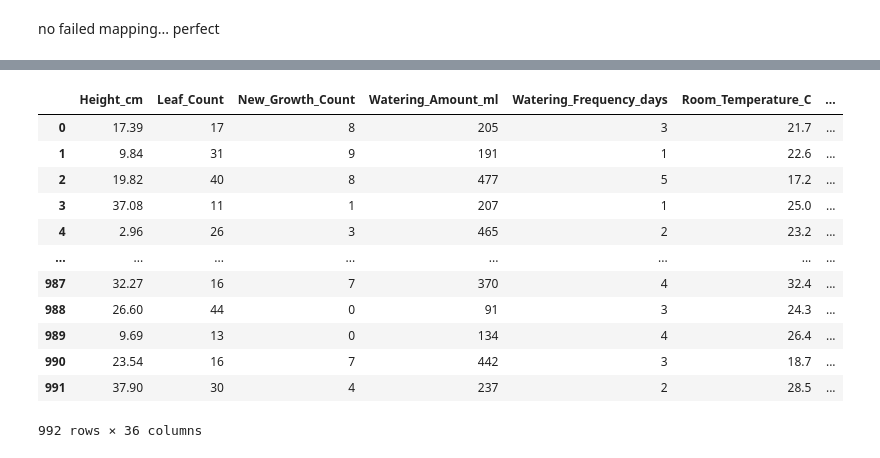
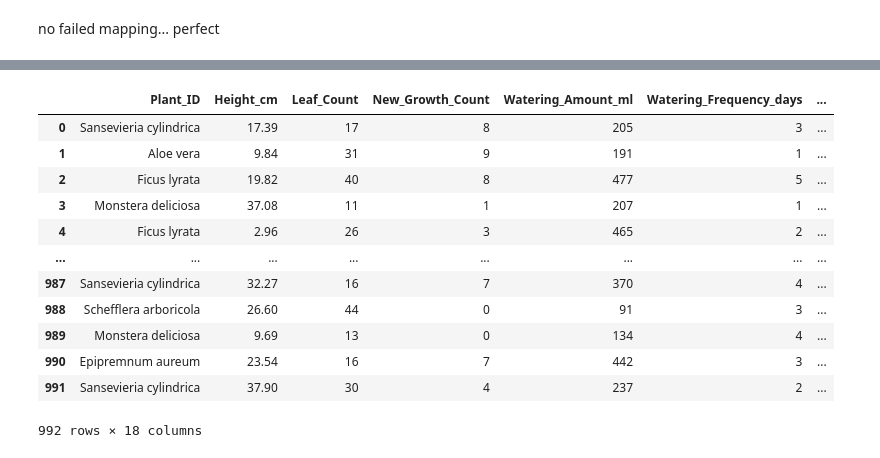
Before and after one commit to NancyNancy07/VIA_UrbanMicroFarm_MAL_Model, a Jupyter notebook: preproccess_samo.ipynb, the cells around one changed output, grey strips where cells are left out. Saved outputs shown, nothing was run; the diff lists cells and outputs as text; code cells hidden in the pictures.

```diff
--- a/preproccess_samo.ipynb
+++ b/preproccess_samo.ipynb
@@ -552,17 +647,17 @@ print("Duplicate rows:", df_model.duplicated().sum())
 # %%
 # df_clean[Plant_ID] one hot encoding
-df_clean
+df_clean.drop
 # %% [output]
-|  | Height_cm | Leaf_Count | New_Growth_Count | Watering_Amount_ml | Watering_Frequency_days | Room_Temperature_C | ... |
-| 0 | 17.39 | 17 | 8 | 205 | 3 | 21.7 | ... |
-| 1 | 9.84 | 31 | 9 | 191 | 1 | 22.6 | ... |
-| 2 | 19.82 | 40 | 8 | 477 | 5 | 17.2 | ... |
-| 3 | 37.08 | 11 | 1 | 207 | 1 | 25.0 | ... |
-| 4 | 2.96 | 26 | 3 | 465 | 2 | 23.2 | ... |
+|  | Plant_ID | Height_cm | Leaf_Count | New_Growth_Count | Watering_Amount_ml | Watering_Frequency_days | ... |
+| 0 | Sansevieria cylindrica | 17.39 | 17 | 8 | 205 | 3 | ... |
+| 1 | Aloe vera | 9.84 | 31 | 9 | 191 | 1 | ... |
+| 2 | Ficus lyrata | 19.82 | 40 | 8 | 477 | 5 | ... |
+| 3 | Monstera deliciosa | 37.08 | 11 | 1 | 207 | 1 | ... |
+| 4 | Ficus lyrata | 2.96 | 26 | 3 | 465 | 2 | ... |
 | ... | ... | ... | ... | ... | ... | ... | ... |
-| 987 | 32.27 | 16 | 7 | 370 | 4 | 32.4 | ... |
-| 988 | 26.60 | 44 | 0 | 91 | 3 | 24.3 | ... |
-| 989 | 9.69 | 13 | 0 | 134 | 4 | 26.4 | ... |
-| 990 | 23.54 | 16 | 7 | 442 | 3 | 18.7 | ... |
-| 991 | 37.90 | 30 | 4 | 237 | 2 | 28.5 | ... |
+| 987 | Sansevieria cylindrica | 32.27 | 16 | 7 | 370 | 4 | ... |
+| 988 | Schefflera arboricola | 26.60 | 44 | 0 | 91 | 3 | ... |
+| 989 | Monstera deliciosa | 9.69 | 13 | 0 | 134 | 4 | ... |
+| 990 | Epipremnum aureum | 23.54 | 16 | 7 | 442 | 3 | ... |
+| 991 | Sansevieria cylindrica | 37.90 | 30 | 4 | 237 | 2 | ... |
-992 rows × 36 columns
+992 rows × 18 columns
```
Also changed, not shown: parts of 33 cells of this notebook.
